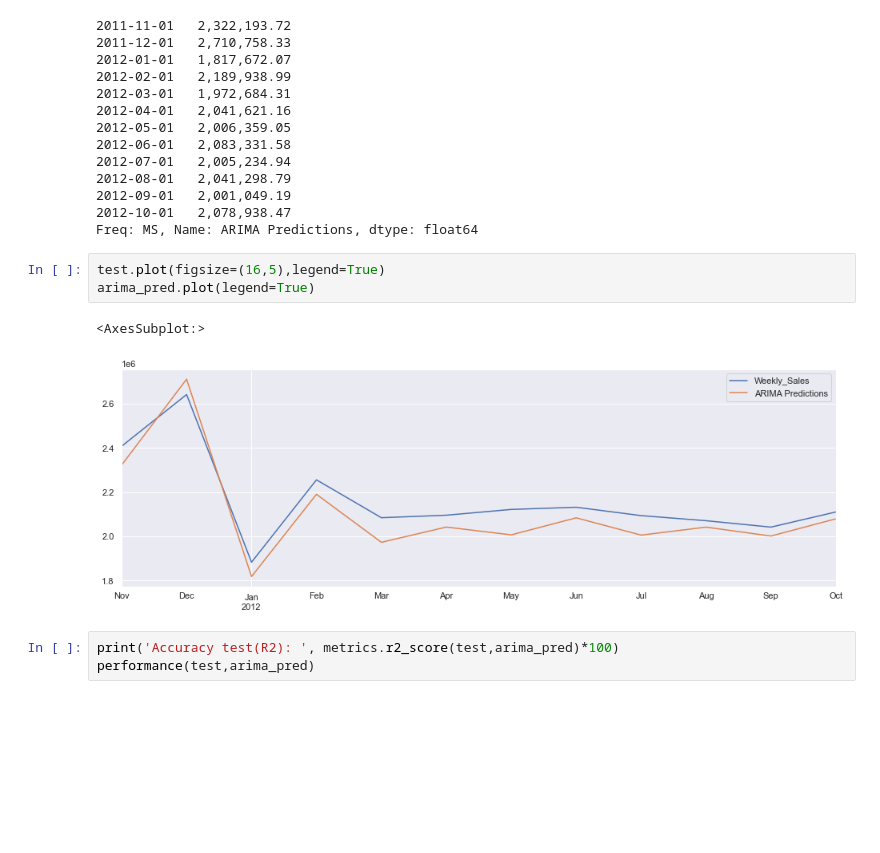
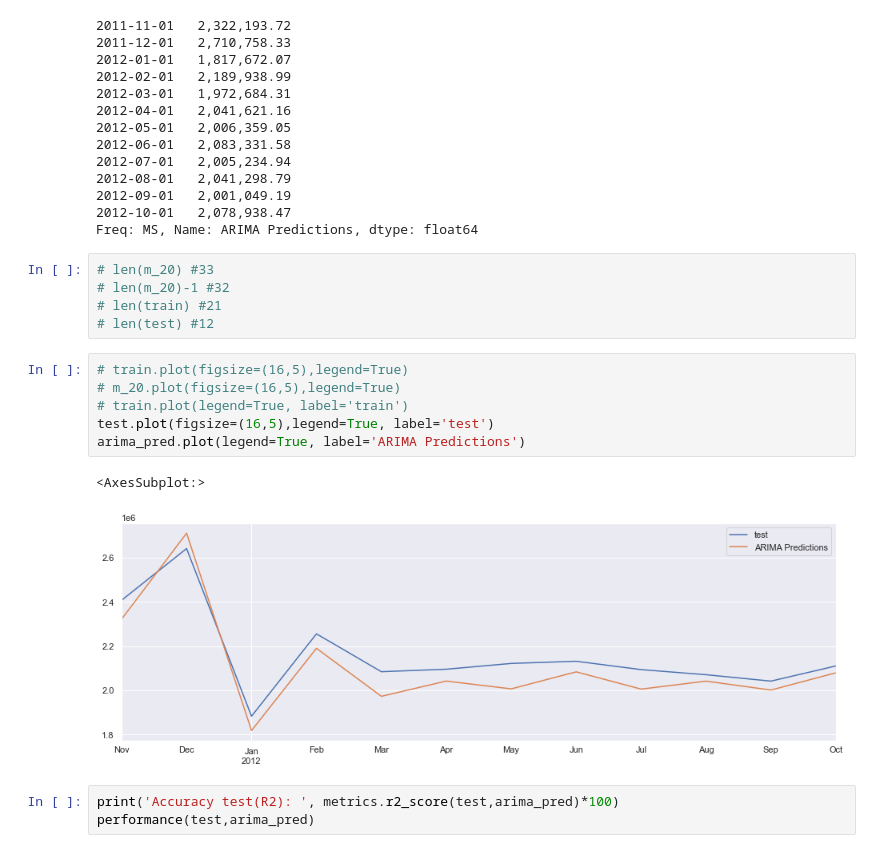
Before and after one commit to RodrigoPLpz/wallmart_sales, a Jupyter notebook: arimas_month.ipynb, the cells around one changed output. Saved outputs shown, nothing was run; the diff lists cells and outputs as text; blank space fills up the shorter version.

Commit message:
se actulizaron códigos de arima y prophet

```diff
--- a/arimas_month.ipynb
+++ b/arimas_month.ipynb
@@ -348,12 +348,20 @@ arima_pred
 2012-09-01   2,001,049.19
 2012-10-01   2,078,938.47
 Freq: MS, Name: ARIMA Predictions, dtype: float64
+# %%
+# len(m_20) #33
+# len(m_20)-1 #32
+# len(train) #21
+# len(test) #12
 # %%
-test.plot(figsize=(16,5),legend=True)
-arima_pred.plot(legend=True)
+# train.plot(figsize=(16,5),legend=True)
+# m_20.plot(figsize=(16,5),legend=True)
+# train.plot(legend=True, label='train')
+test.plot(figsize=(16,5),legend=True, label='test')
+arima_pred.plot(legend=True, label='ARIMA Predictions')
 # %% [output]
 <AxesSubplot:>
-[figure, old version]
+[figure, new version]
 # %%
 print('Accuracy test(R2): ', metrics.r2_score(test,arima_pred)*100)
 performance(test,arima_pred)
```
Also changed, not shown: parts of 4 cells of this notebook, 5 other files.
